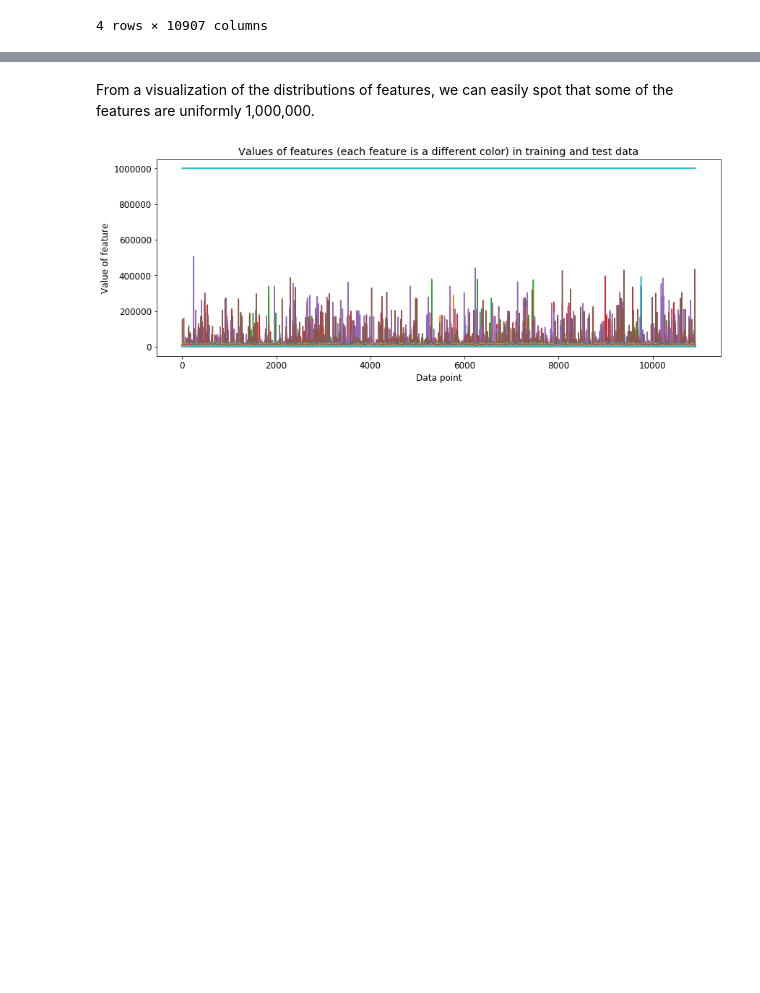
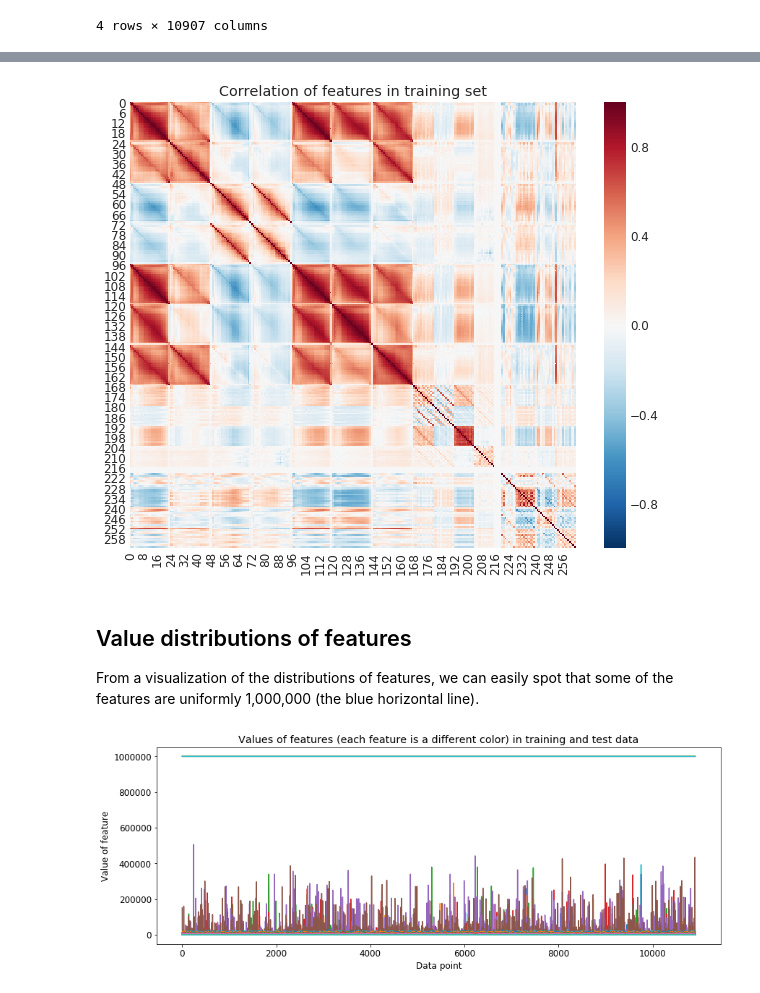
Before and after one commit to christabella/music-genre-classification, a Jupyter notebook: Report.ipynb, the cells around one changed output, grey strips where cells are left out. Drawn from its saved outputs; the diff is of its cells as text; code cells hidden in the pictures; blank space fills up the shorter version.

```diff
--- a/Title.ipynb
+++ b/Report.ipynb
@@ -75,5 +167,22 @@ Features 72-95, especially 72 and 88-95, also have very high max values compared
+# %%
+np.seterr(divide='ignore', invalid='ignore')
+corr = np.corrcoef(train_data_df.T)
+corr = np.nan_to_num(corr)  # Convert NaN's to zero
+mask = np.zeros_like(corr)  # Mask out the upper triangle
+mask[np.triu_indices_from(mask)] = True
+
+plt.figure(figsize=(10, 10))
+with sns.axes_style("white"):
+    sns.heatmap(corr, mask=mask, vmin=-1, vmax=1, cmap="RdBu_r",
+                square=True, cbar_kws={"shrink": .82})
+plt.title("Correlation of features in training set")
+plt.show()
+# %% [output]
+[figure, added]
 # %% [markdown]
-From a visualization of the distributions of features, we can easily spot that some of the features are uniformly 1,000,000.
+## Value distributions of features
+
+From a visualization of the distributions of features, we can easily spot that some of the features are uniformly 1,000,000 (the blue horizontal line).
 # %%
 num_train_data, num_features = train_data_df.shape
 indices = list(range(num_features))
```
Also changed, not shown: parts of 31 cells of this notebook.
